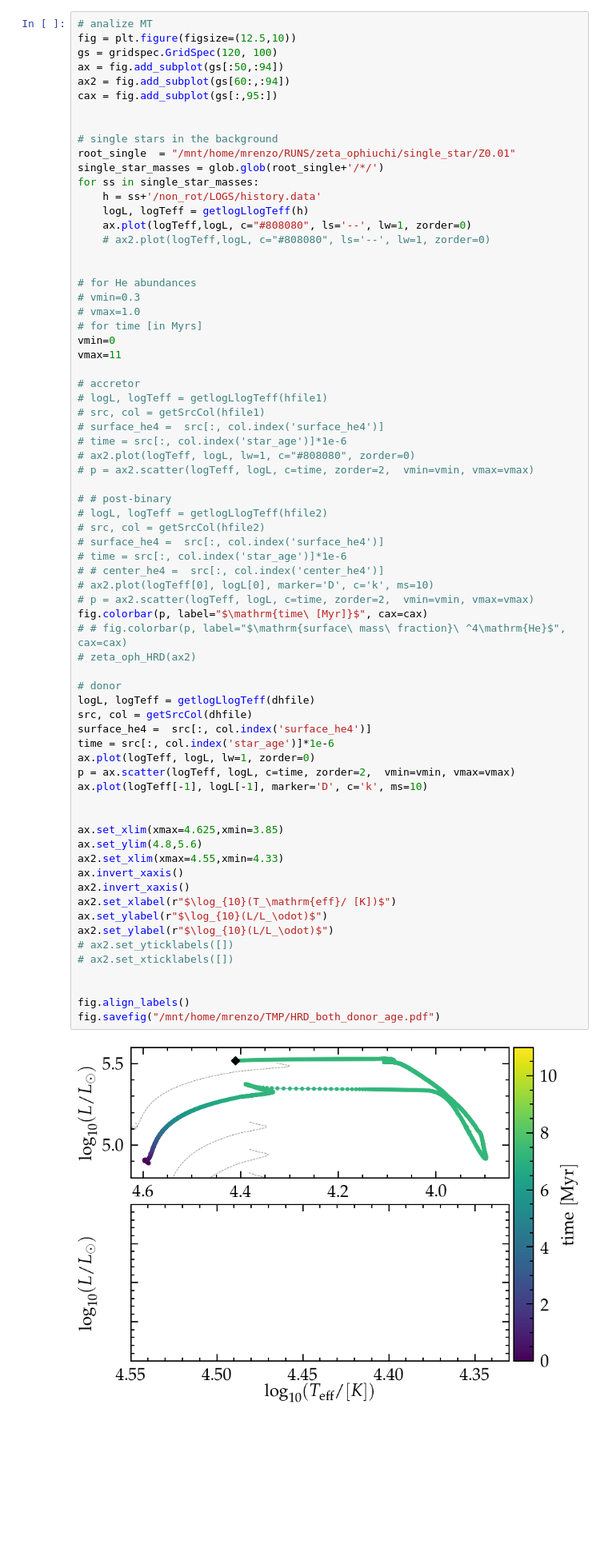
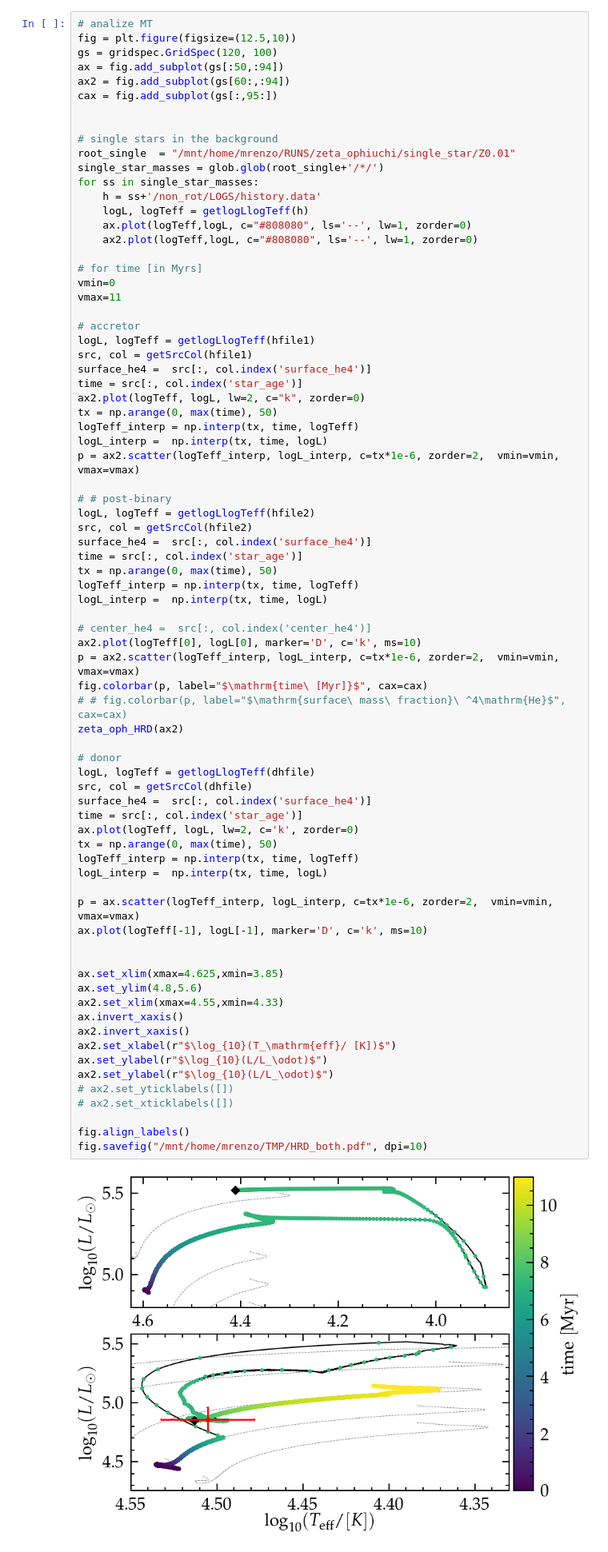
Before and after one commit to mathren/zeta_oph, a Jupyter notebook: notebooks/Best_model.ipynb, the cells around one changed output. Shown at 80% size. Cells and saved outputs as stored; diff of their text form; blank space fills up the shorter version.

```diff
--- a/notebooks/Best_model.ipynb
+++ b/notebooks/Best_model.ipynb
@@ -105,62 +105,68 @@ for ss in single_star_masses:
     h = ss+'/non_rot/LOGS/history.data'
     logL, logTeff = getlogLlogTeff(h)
     ax.plot(logTeff,logL, c="#808080", ls='--', lw=1, zorder=0)
-    # ax2.plot(logTeff,logL, c="#808080", ls='--', lw=1, zorder=0)
+    ax2.plot(logTeff,logL, c="#808080", ls='--', lw=1, zorder=0)
 
-
-# for He abundances
-# vmin=0.3
-# vmax=1.0
 # for time [in Myrs]
 vmin=0
 vmax=11
 
 # accretor
-# logL, logTeff = getlogLlogTeff(hfile1)
-# src, col = getSrcCol(hfile1)
-# surface_he4 =  src[:, col.index('surface_he4')]
-# time = src[:, col.index('star_age')]*1e-6
-# ax2.plot(logTeff, logL, lw=1, c="#808080", zorder=0)
-# p = ax2.scatter(logTeff, logL, c=time, zorder=2,  vmin=vmin, vmax=vmax)
+logL, logTeff = getlogLlogTeff(hfile1)
+src, col = getSrcCol(hfile1)
+surface_he4 =  src[:, col.index('surface_he4')]
+time = src[:, col.index('star_age')]
+ax2.plot(logTeff, logL, lw=2, c="k", zorder=0)
+tx = np.arange(0, max(time), 50)
+logTeff_interp = np.interp(tx, time, logTeff)
+logL_interp =  np.interp(tx, time, logL)
+p = ax2.scatter(logTeff_interp, logL_interp, c=tx*1e-6, zorder=2,  vmin=vmin, vmax=vmax)
 
 # # post-binary
-# logL, logTeff = getlogLlogTeff(hfile2)
-# src, col = getSrcCol(hfile2)
-# surface_he4 =  src[:, col.index('surface_he4')]
-# time = src[:, col.index('star_age')]*1e-6
-# # center_he4 =  src[:, col.index('center_he4')]
-# ax2.plot(logTeff[0], logL[0], marker='D', c='k', ms=10)
-# p = ax2.scatter(logTeff, logL, c=time, zorder=2,  vmin=vmin, vmax=vmax)
+logL, logTeff = getlogLlogTeff(hfile2)
+src, col = getSrcCol(hfile2)
+surface_he4 =  src[:, col.index('surface_he4')]
+time = src[:, col.index('star_age')]
+tx = np.arange(0, max(time), 50)
+logTeff_interp = np.interp(tx, time, logTeff)
+logL_interp =  np.interp(tx, time, logL)
+
+# center_he4 =  src[:, col.index('center_he4')]
+ax2.plot(logTeff[0], logL[0], marker='D', c='k', ms=10)
+p = ax2.scatter(logTeff_interp, logL_interp, c=tx*1e-6, zorder=2,  vmin=vmin, vmax=vmax)
 fig.colorbar(p, label="$\mathrm{time\ [Myr]}$", cax=cax)
 # # fig.colorbar(p, label="$\mathrm{surface\ mass\ fraction}\ ^4\mathrm{He}$", cax=cax)
-# zeta_oph_HRD(ax2)
+zeta_oph_HRD(ax2)
 
 # donor
 logL, logTeff = getlogLlogTeff(dhfile)
 src, col = getSrcCol(dhfile)
 surface_he4 =  src[:, col.index('surface_he4')]
-time = src[:, col.index('star_age')]*1e-6
-ax.plot(logTeff, logL, lw=1, zorder=0)
-p = ax.scatter(logTeff, logL, c=time, zorder=2,  vmin=vmin, vmax=vmax)
+time = src[:, col.index('star_age')]
+ax.plot(logTeff, logL, lw=2, c='k', zorder=0)
+tx = np.arange(0, max(time), 50)
+logTeff_interp = np.interp(tx, time, logTeff)
+logL_interp =  np.interp(tx, time, logL)
+
+p = ax.scatter(logTeff_interp, logL_interp, c=tx*1e-6, zorder=2,  vmin=vmin, vmax=vmax)
 ax.plot(logTeff[-1], logL[-1], marker='D', c='k', ms=10)
 
 
 ax.set_xlim(xmax=4.625,xmin=3.85)
 ax.set_ylim(4.8,5.6)
 ax2.set_xlim(xmax=4.55,xmin=4.33)
 ax.invert_xaxis()
 ax2.invert_xaxis()
 ax2.set_xlabel(r"$\log_{10}(T_\mathrm{eff}/ [K])$")
 ax.set_ylabel(r"$\log_{10}(L/L_\odot)$")
 ax2.set_ylabel(r"$\log_{10}(L/L_\odot)$")
 # ax2.set_yticklabels([])
 # ax2.set_xticklabels([])
 
-
 fig.align_labels()
-fig.savefig("/mnt/home/mrenzo/TMP/HRD_both_donor_age.pdf")
+fig.savefig("/mnt/home/mrenzo/TMP/HRD_both.pdf", dpi=10)
 # %% [output]
-[figure, old version]
+[figure, new version]
 # %%
 # mass transfer rate
 fig = plt.figure(figsize=(15,9))
```
Also changed, not shown: 1 other file.
